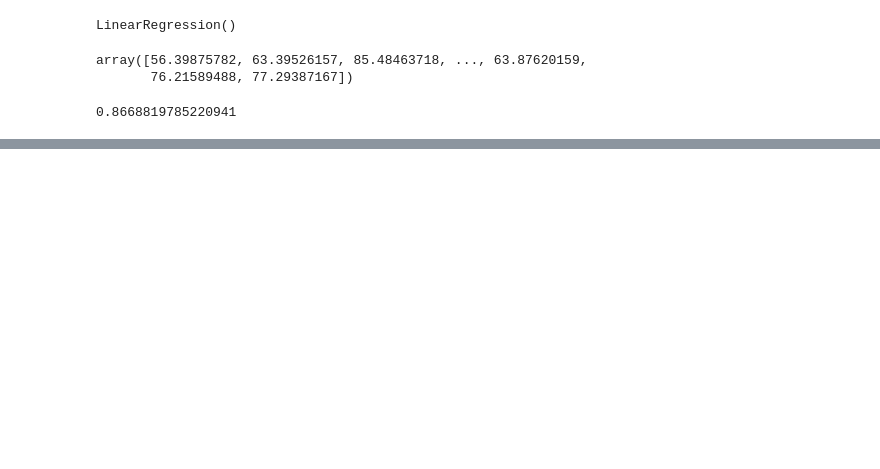
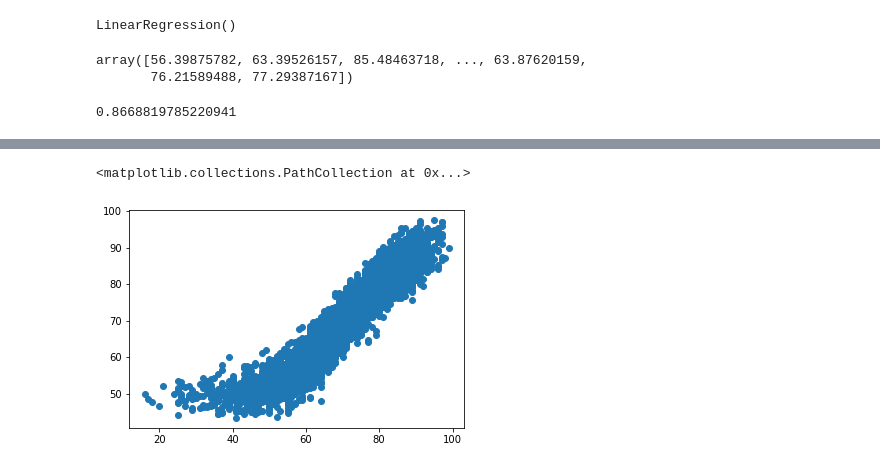
Before and after one commit to Tzach182/Data_Science_Project, a Jupyter notebook: step_4_advanced_data_analysis.ipynb, the cells around one changed output, grey strips where cells are left out. Saved outputs shown, nothing was run; the diff lists cells and outputs as text; code cells hidden in the pictures; blank space fills up the shorter version.

```diff
--- a/step_4_advanced_data_analysis.ipynb
+++ b/step_4_advanced_data_analysis.ipynb
@@ -199,0 +234,6 @@ r2_score(y_test,predicted)
+# %%
+
+plt.scatter(y_test,predicted)
+# %% [output]
+<matplotlib.collections.PathCollection at 0x...>
+[figure, added]
```
Also changed, not shown: parts of 20 cells of this notebook, 1 other file.
